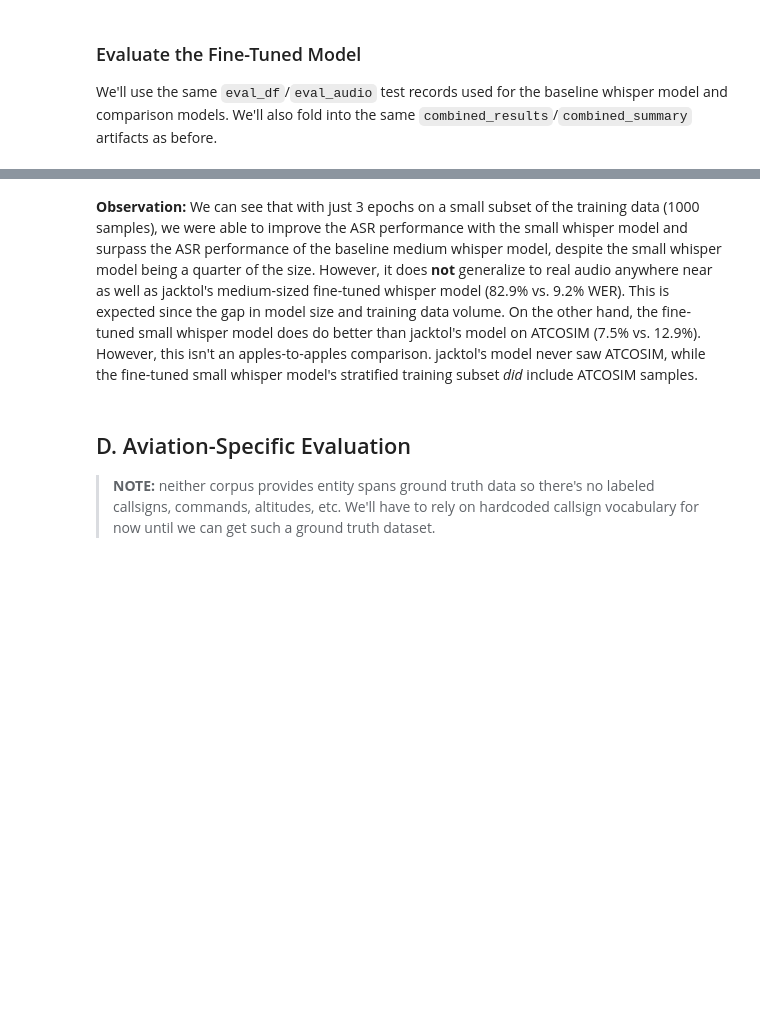
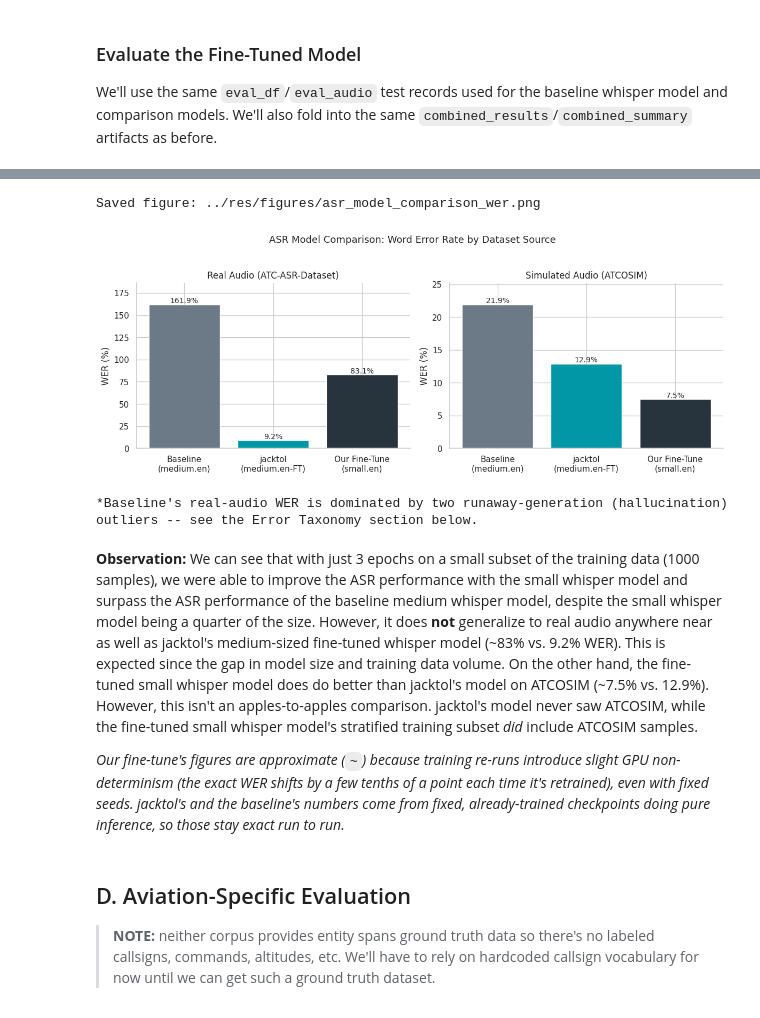
Before and after one commit to BrettFX/UMBC-DATA606-Capstone, a Jupyter notebook: notebooks/machine_learning.ipynb, the cells around one changed output, grey strips where cells are left out. Cells and saved outputs as stored; diff of their text form; code cells hidden in the pictures; blank space fills up the shorter version.

Commit message:
Rephrase observation notes due to GPU non-determinism and address stats as approximations instead

```diff
--- a/notebooks/machine_learning.ipynb
+++ b/notebooks/machine_learning.ipynb
@@ -791,6 +783,61 @@ Fine-tuned overall WER: 0.408 | CER: 0.362
 | 5 | openai/whisper-small.en-finetuned... | atcosim | 57.0 | 0.074703 | 0.029412 |
+# %%
+MODEL_ORDER = [BASELINE_MODEL_ID, COMPARISON_MODEL_ID, FINETUNE_MODEL_VERSION]
+MODEL_LABELS = {
+    BASELINE_MODEL_ID: "Baseline\n(medium.en)",
+    COMPARISON_MODEL_ID: "jacktol\n(medium.en-FT)",
+    FINETUNE_MODEL_VERSION: "Our Fine-Tune\n(small.en)",
+}
+MODEL_COLORS = {
+    BASELINE_MODEL_ID: "#6B7A86",
+    COMPARISON_MODEL_ID: "#0097A7",
+    FINETUNE_MODEL_VERSION: "#27333D",
+}
+SOURCE_PANELS = [
+    ("atc-asr-dataset", "Real Audio (ATC-ASR-Dataset)"),
+    ("atcosim", "Simulated Audio (ATCOSIM)"),
+]
+
+fig, axes = plt.subplots(1, 2, figsize=(12, 4.5))
+for ax, (source, title) in zip(axes, SOURCE_PANELS):
+    sub = (
+        combined_summary[combined_summary["dataset_source"] == source]
+        .set_index("model_version")
+        .loc[MODEL_ORDER]
+    )
+    wer_pct = sub["wer"] * 100
+    bars = ax.bar(
+        [MODEL_LABELS[m] for m in MODEL_ORDER], wer_pct,
+        color=[MODEL_COLORS[m] for m in MODEL_ORDER],
+    )
+    for bar, val in zip(bars, wer_pct):
+        ax.text(
+            bar.get_x() + bar.get_width() / 2, bar.get_height(),
+            f"{val:.1f}%", ha="center", va="bottom", fontsize=10,
+        )
+    ax.set_title(title)
+    ax.set_ylabel("WER (%)")
+    ax.set_ylim(0, wer_pct.max() * 1.15)
+    ax.spines["top"].set_visible(False)
+    ax.spines["right"].set_visible(False)
+
+fig.suptitle("ASR Model Comparison: Word Error Rate by Dataset Source", y=1.03, fontsize=13)
+fig.tight_layout()
+save_fig(fig, "asr_model_comparison_wer")
+plt.show()
+
+print(
+    "*Baseline's real-audio WER is dominated by two runaway-generation (hallucination) "
+    "outliers -- see the Error Taxonomy section below."
+)
+# %% [output]
+Saved figure: ../res/figures/asr_model_comparison_wer.png
+[figure, added]
+*Baseline's real-audio WER is dominated by two runaway-generation (hallucination) outliers -- see the Error Taxonomy section below.
 # %% [markdown]
-**Observation:** We can see that with just 3 epochs on a small subset of the training data (1000 samples), we were able to improve the ASR performance with the small whisper model and surpass the ASR performance of the baseline medium whisper model, despite the small whisper model being a quarter of the size. However, it does **not** generalize to real audio anywhere near as well as jacktol's medium-sized fine-tuned whisper model (82.9% vs. 9.2% WER). This is expected since the gap in model size and training data volume. On the other hand, the fine-tuned small whisper model does do better than jacktol's model on ATCOSIM (7.5% vs. 12.9%). However, this isn't an apples-to-apples comparison. jacktol's model never saw ATCOSIM, while the fine-tuned small whisper model's stratified training subset *did* include ATCOSIM samples.
+**Observation:** We can see that with just 3 epochs on a small subset of the training data (1000 samples), we were able to improve the ASR performance with the small whisper model and surpass the ASR performance of the baseline medium whisper model, despite the small whisper model being a quarter of the size. However, it does **not** generalize to real audio anywhere near as well as jacktol's medium-sized fine-tuned whisper model (~83% vs. 9.2% WER). This is expected since the gap in model size and training data volume. On the other hand, the fine-tuned small whisper model does do better than jacktol's model on ATCOSIM (~7.5% vs. 12.9%). However, this isn't an apples-to-apples comparison. jacktol's model never saw ATCOSIM, while the fine-tuned small whisper model's stratified training subset *did* include ATCOSIM samples.
+
+*Our fine-tune's figures are approximate (`~`) because training re-runs introduce slight GPU non-determinism (the exact WER shifts by a few tenths of a point each time it's retrained), even with fixed seeds. jacktol's and the baseline's numbers come from fixed, already-trained checkpoints doing pure inference, so those stay exact run to run.*
 # %% [markdown]
 ## D. Aviation-Specific Evaluation
 
```
Also changed, not shown: parts of 18 cells of this notebook, 5 other files.
